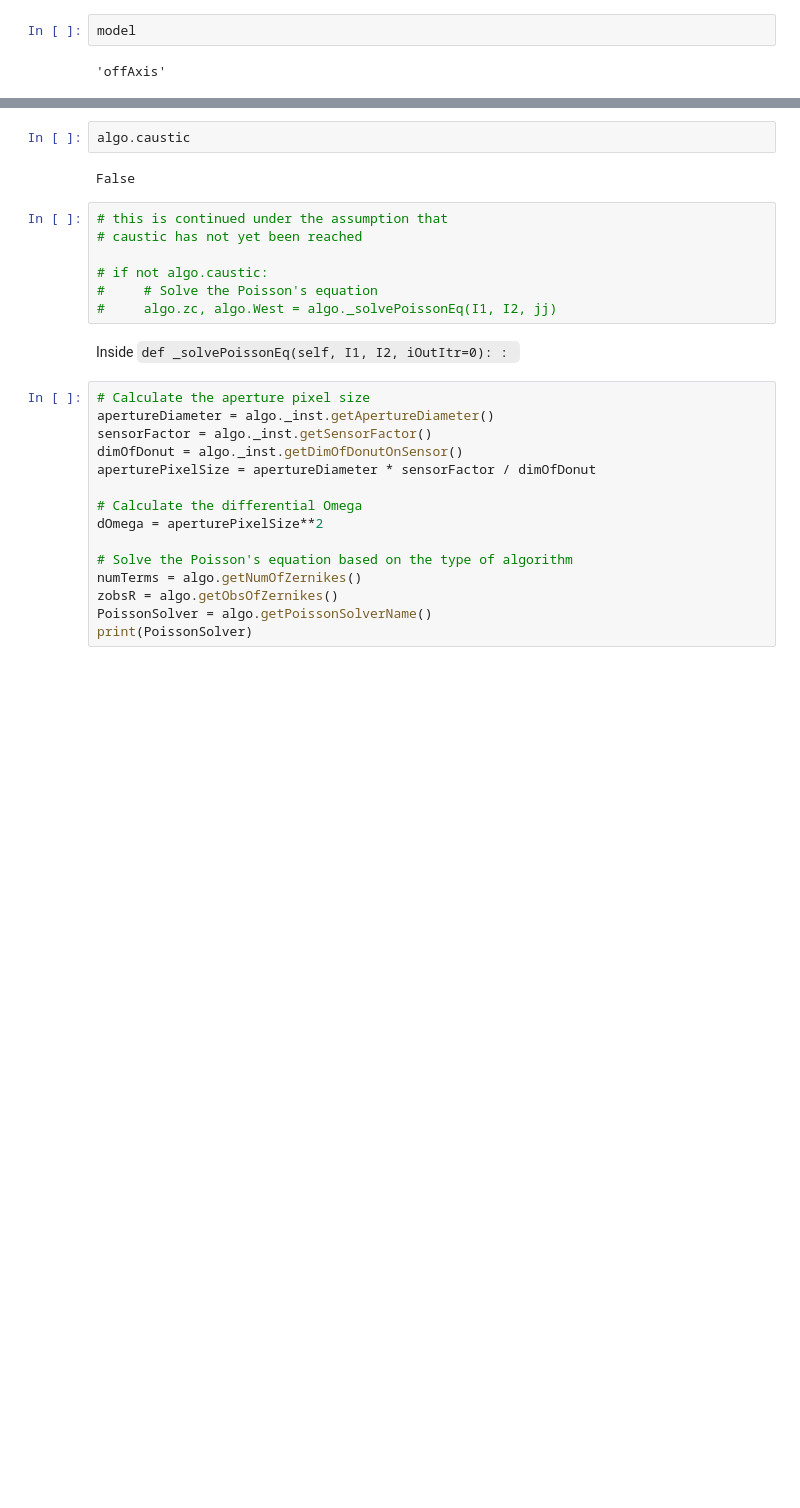
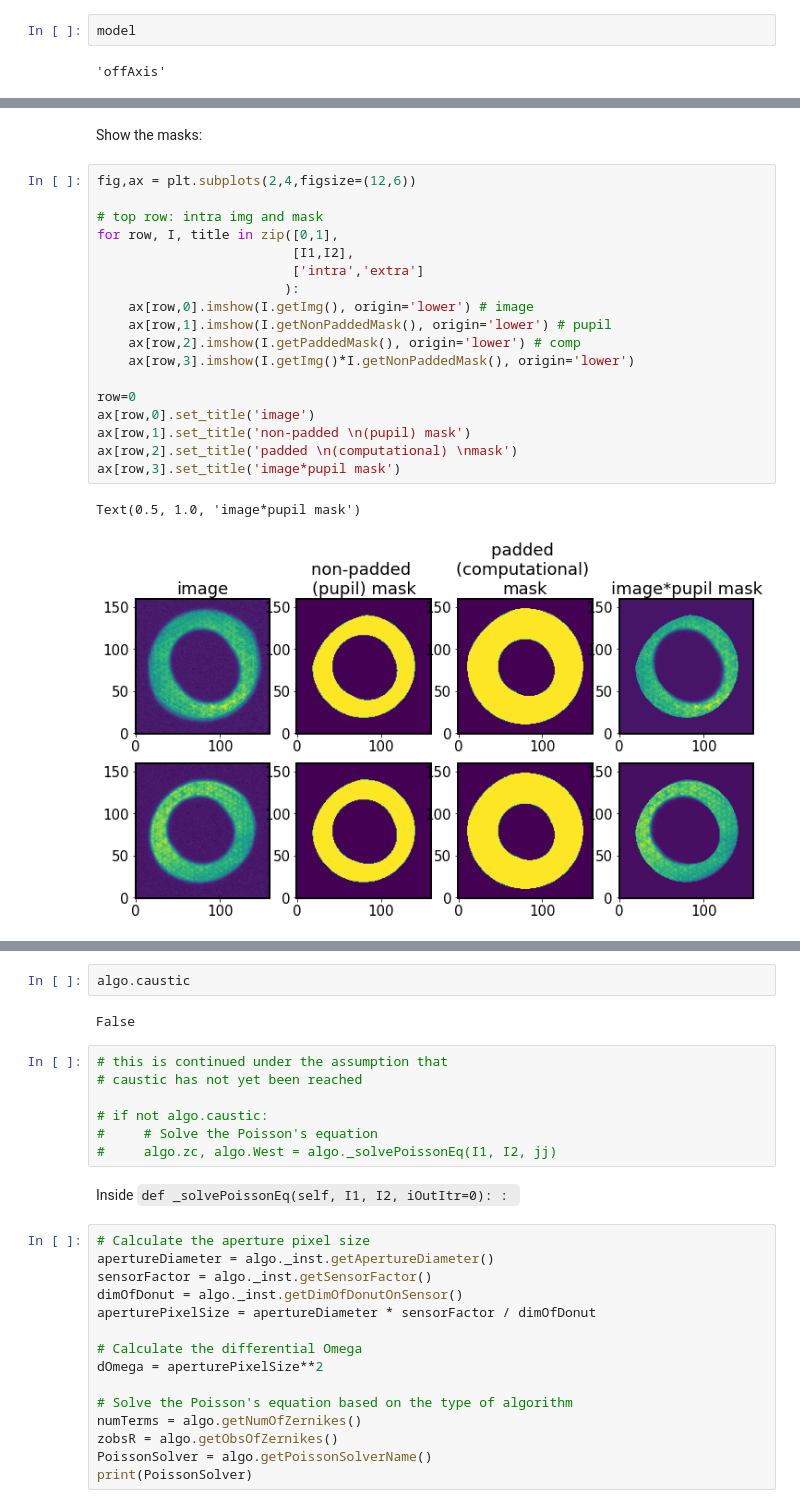
Before and after one commit to suberlak/AOS, a Jupyter notebook: AOS_DM-35922_document_wavefront_location.ipynb, the cells around one changed output, grey strips where cells are left out. Drawn from its saved outputs; the diff is of its cells as text; blank space fills up the shorter version.

```diff
--- a/AOS_DM-35922_document_wavefront_location.ipynb
+++ b/AOS_DM-35922_document_wavefront_location.ipynb
@@ -395,0 +356,23 @@ plt.imshow(I1.getPaddedMask())
+# %% [markdown]
+Show the masks:
+# %%
+fig,ax = plt.subplots(2,4,figsize=(12,6))
+
+# top row: intra img and mask
+for row, I, title in zip([0,1],
+                         [I1,I2],
+                         ['intra','extra']
+                        ):
+    ax[row,0].imshow(I.getImg(), origin='lower') # image
+    ax[row,1].imshow(I.getNonPaddedMask(), origin='lower') # pupil
+    ax[row,2].imshow(I.getPaddedMask(), origin='lower') # comp
+    ax[row,3].imshow(I.getImg()*I.getNonPaddedMask(), origin='lower')
+
+row=0
+ax[row,0].set_title('image')
+ax[row,1].set_title('non-padded \n(pupil) mask')
+ax[row,2].set_title('padded \n(computational) \nmask')
+ax[row,3].set_title('image*pupil mask')
+# %% [output]
+Text(0.5, 1.0, 'image*pupil mask')
+[figure, added]
```
Also changed, not shown: parts of 92 cells of this notebook.
